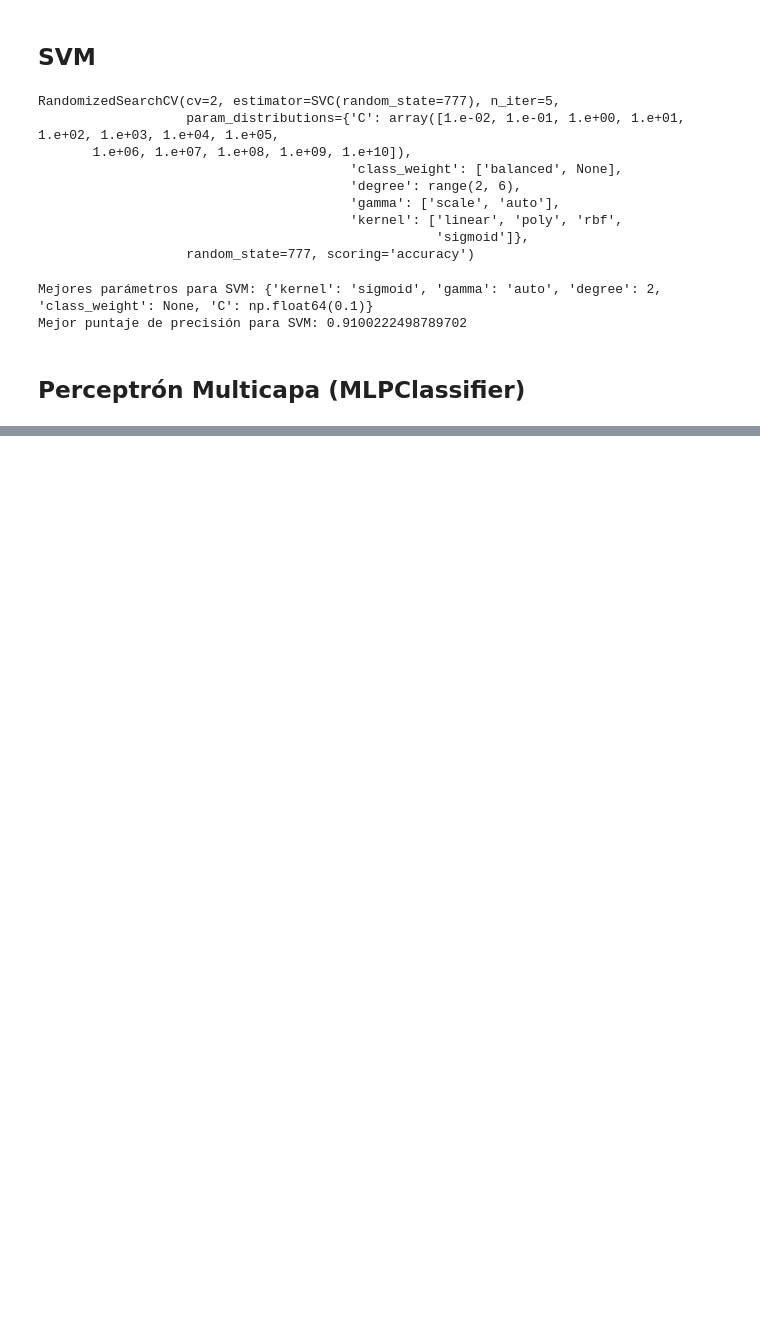
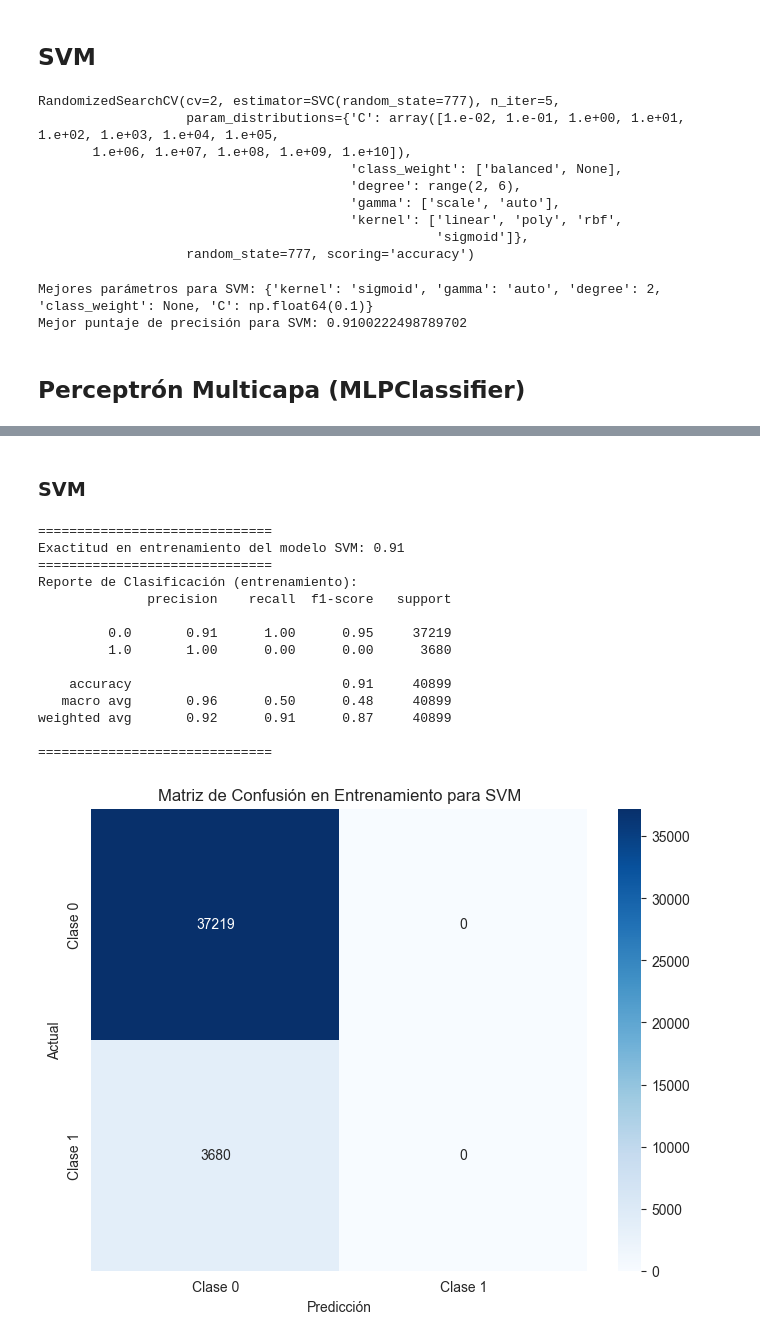
Before and after one commit to GodDoesNotPlayDice/ET-ML, a Jupyter notebook: ET1.ipynb, the cells around one changed output, grey strips where cells are left out. Drawn from its saved outputs; the diff is of its cells as text; code cells hidden in the pictures; blank space fills up the shorter version.

```diff
--- a/ET1.ipynb
+++ b/ET1.ipynb
@@ -1042,0 +1179,67 @@ Precisión en el conjunto de prueba: 0.9091
+# %% [markdown]
+### SVM
+# %%
+from sklearn.svm import SVC
+
+# Configuración del modelo SVM con los parámetros proporcionados
+svm_model = SVC(kernel='sigmoid', gamma='auto', degree=2, class_weight=None, C=np.float64(0.1), probability=True)
+
+# Entrenar el modelo SVM
+svm_model.fit(X_trainCla, y_trainCla)
+
+# Realizar predicciones y calcular probabilidades en el conjunto de entrenamiento
+y_train_pred_svm = svm_model.predict(X_trainCla)
+y_train_proba_svm = svm_model.predict_proba(X_trainCla)[:, 1]
+
+# Calcular la precisión en el conjunto de entrenamiento
+train_accuracy_svm = accuracy_score(y_trainCla, y_train_pred_svm)
+print("="*30)
+print(f"Exactitud en entrenamiento del modelo SVM: {train_accuracy_svm:.2f}")
+print("="*30)
+
+# Generar el reporte de clasificación y matriz de confusión
+train_report_svm = classification_report(y_trainCla, y_train_pred_svm, zero_division=1)
+print("Reporte de Clasificación (entrenamiento):")
+print(train_report_svm)
+print("="*30)
+
+train_matrix_svm = confusion_matrix(y_trainCla, y_train_pred_svm)
+
+# Visualizar la matriz de confusión
+plt.figure(figsize=(8, 6))
+sb.heatmap(train_matrix_svm, annot=True, fmt='d', cmap='Blues',
+           xticklabels=['Clase 0', 'Clase 1'], yticklabels=['Clase 0', 'Clase 1'])
+plt.xlabel('Predicción')
+plt.ylabel('Actual')
+plt.title('Matriz de Confusión en Entrenamiento para SVM')
+plt.show()
+
+# Calcular el AUC y la curva ROC
+train_auc_score_svm = roc_auc_score(y_trainCla, y_train_proba_svm)
+train_fpr_svm, train_tpr_svm, _ = roc_curve(y_trainCla, y_train_proba_svm)
+
+# Graficar la curva ROC
+plt.figure()
+plt.plot(train_fpr_svm, train_tpr_svm, label=f"Curva ROC Entrenamiento (AUC = {train_auc_score_svm:.2f})")
+plt.plot([0, 1], [0, 1], 'k--')
+plt.xlabel("Proporción Falsos Positivos")
+plt.ylabel("Proporción Verdaderos Positivos")
+plt.title("Curva ROC en Entrenamiento para SVM")
+plt.legend(loc="lower right")
+plt.show()
+# %% [output]
+==============================
+Exactitud en entrenamiento del modelo SVM: 0.91
+==============================
+Reporte de Clasificación (entrenamiento):
+              precision    recall  f1-score   support
+
+         0.0       0.91      1.00      0.95     37219
+         1.0       1.00      0.00      0.00      3680
+
+    accuracy                           0.91     40899
+   macro avg       0.96      0.50      0.48     40899
+weighted avg       0.92      0.91      0.87     40899
+
+==============================
+[figure, added]
```
Also changed, not shown: parts of 25 cells of this notebook.
